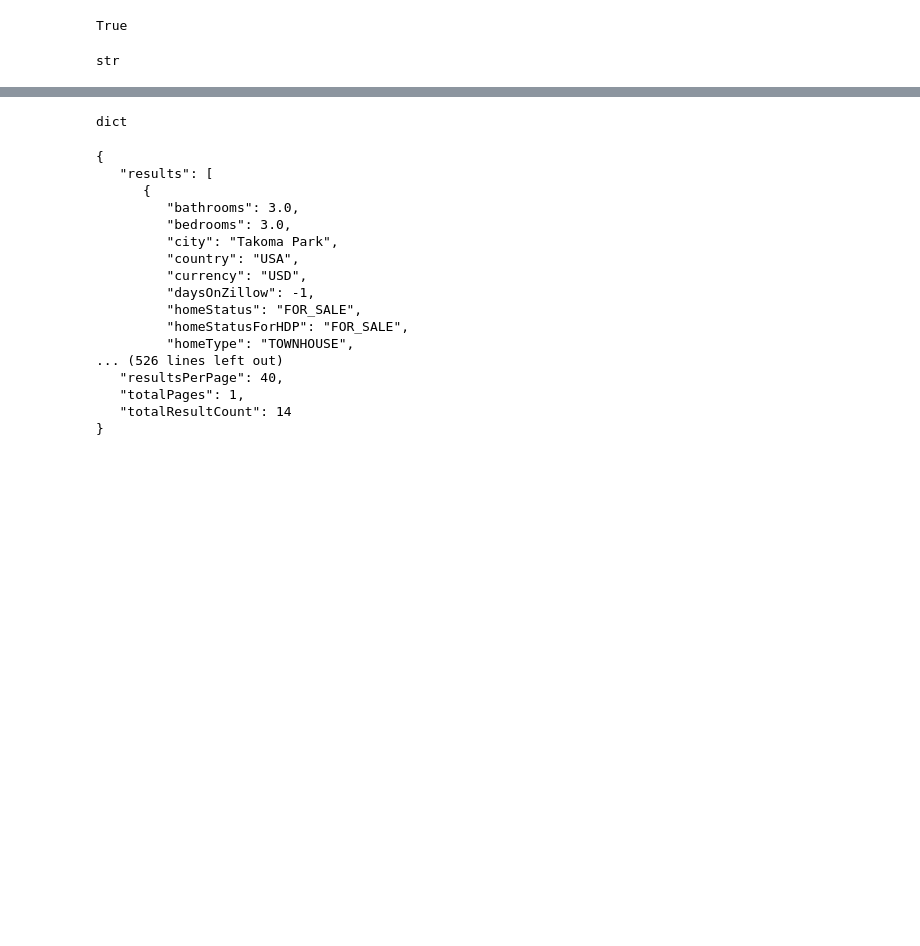
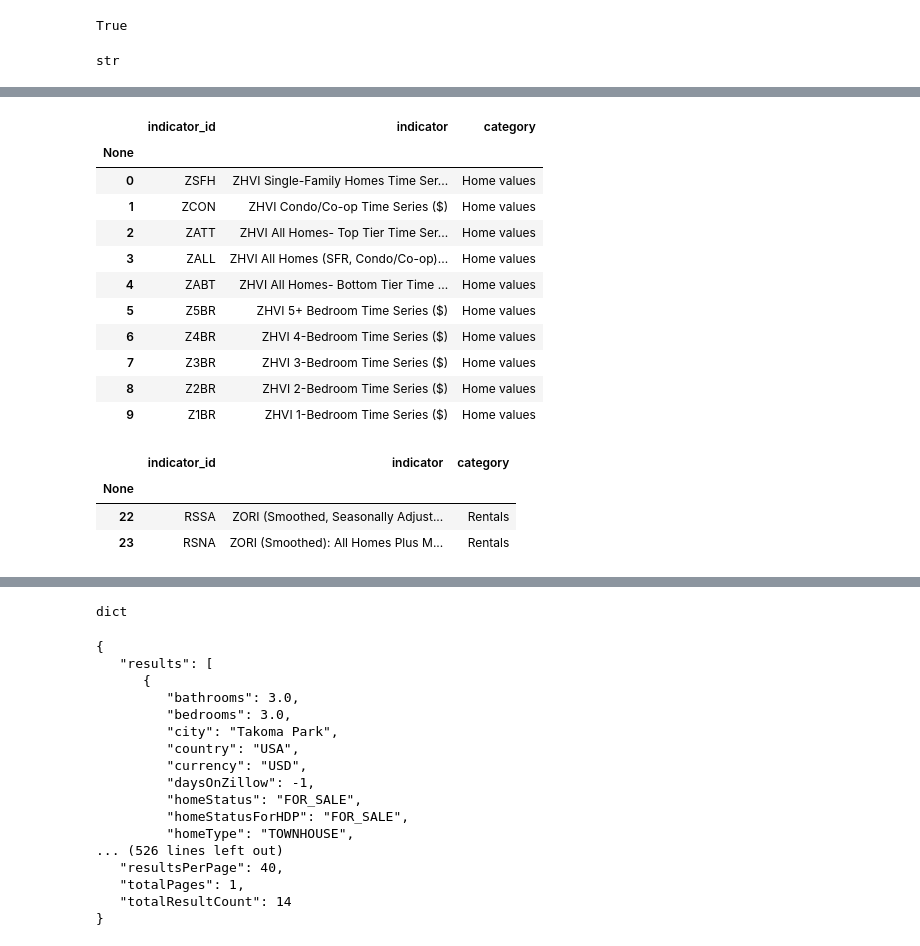
Before and after one commit to cmiskovich/Project_1, a Jupyter notebook: Takoma_Park_Housing_Market_Analysis.ipynb, the cells around one changed output, grey strips where cells are left out. Saved outputs shown, nothing was run; the diff lists cells and outputs as text; code cells hidden in the pictures; blank space fills up the shorter version.

```diff
--- a/Takoma_Park_Housing_Market_Analysis.ipynb
+++ b/Takoma_Park_Housing_Market_Analysis.ipynb
@@ -21,0 +62,7 @@ str
+# %%
+# get indicators
+df_ind = quandl.get_table("ZILLOW/INDICATORS", paginate=True)
+print('Num of indicators:', len(df_ind), '\n')
+
+# view count of indicators by category
+df_ind.groupby(['category'])['indicator_id'].count()
@@ -21,0 +76,24 @@ str
+# %%
+# indicators for 'Home Values' category
+df_ind.loc[df_ind['category'] == 'Home values']
+# %% [output]
+|  | indicator_id | indicator | category |
+| None |  |  |  |
+| 0 | ZSFH | ZHVI Single-Family Homes Time Ser... | Home values |
+| 1 | ZCON | ZHVI Condo/Co-op Time Series ($) | Home values |
+| 2 | ZATT | ZHVI All Homes- Top Tier Time Ser... | Home values |
+| 3 | ZALL | ZHVI All Homes (SFR, Condo/Co-op)... | Home values |
+| 4 | ZABT | ZHVI All Homes- Bottom Tier Time ... | Home values |
+| 5 | Z5BR | ZHVI 5+ Bedroom Time Series ($) | Home values |
+| 6 | Z4BR | ZHVI 4-Bedroom Time Series ($) | Home values |
+| 7 | Z3BR | ZHVI 3-Bedroom Time Series ($) | Home values |
+| 8 | Z2BR | ZHVI 2-Bedroom Time Series ($) | Home values |
+| 9 | Z1BR | ZHVI 1-Bedroom Time Series ($) | Home values |
+# %%
+# indicators for 'Rentals' category
+df_ind.loc[df_ind['category'] == 'Rentals']
+# %% [output]
+|  | indicator_id | indicator | category |
+| None |  |  |  |
+| 22 | RSSA | ZORI (Smoothed, Seasonally Adjust... | Rentals |
+| 23 | RSNA | ZORI (Smoothed): All Homes Plus M... | Rentals |
```
Also changed, not shown: parts of 14 cells of this notebook.
